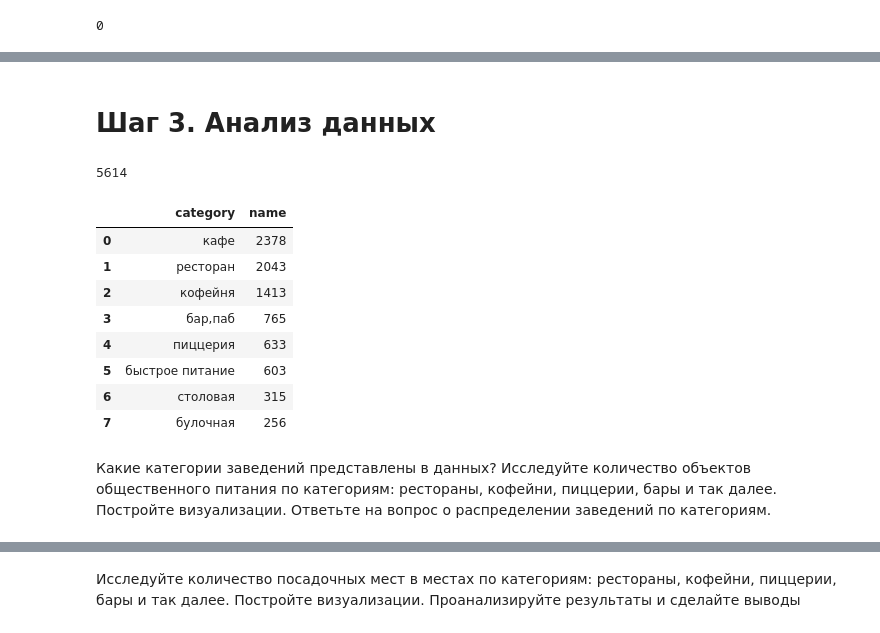
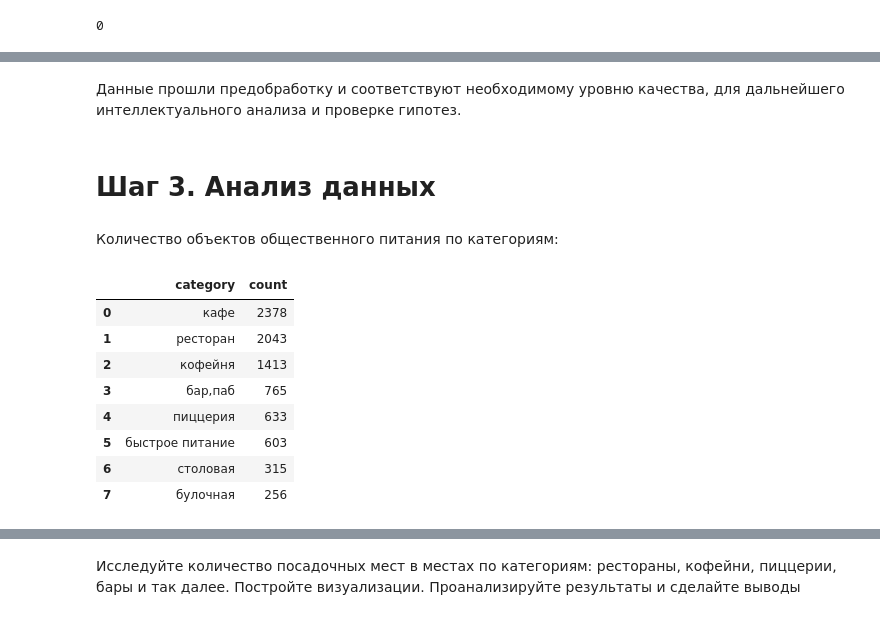
Before and after one commit to akirionenko/research-of-the-public-catering-market-in-Moscow-, a Jupyter notebook: проект_11.ipynb, the cells around one changed output, grey strips where cells are left out. Drawn from its saved outputs; the diff is of its cells as text; code cells hidden in the pictures.

```diff
--- a/проект_11.ipynb
+++ b/проект_11.ipynb
@@ -96 +96,4 @@ data.duplicated().sum()
+# %%
+#функцией split разобьем строки на подсроки по разделителю ','
+data['street']=[x.split(',')[1] for x in data['address'].values]
 # %% [markdown]
@@ -103 +102,4 @@ data.duplicated().sum()
 логическое значение False — в противоположном случае
+# %%
+#contains() присвоит Ttue при наличии слов 'ежедневно, круглосуточно'
+data['is_24_7'] = data['hours'].str.contains('ежедневно, круглосуточно')
@@ -104,14 +116,15 @@ data.duplicated().sum()
+# %% [markdown]
+Данные прошли предобработку и соответствуют необходимому уровню качества, для дальнейшего интеллектуального анализа и проверке гипотез.
 # %% [markdown]
 # Шаг 3. Анализ данных
-# %%
-#уникальных названий
-data['name'].nunique()
-# %% [output]
-5614
+# %% [markdown]
+Количество объектов общественного питания по категориям:
 # %%
-data.groupby('category').agg({'name': 'count'}).sort_values(by='name', ascending=False).reset_index()
+data_ctg = data.groupby('category').agg({'name': 'count'}).sort_values(by='name', ascending=False).reset_index()
+data_ctg.columns = ['category', 'count']
+data_ctg
 # %% [output]
-|  | category | name |
+|  | category | count |
 | 0 | кафе | 2378 |
 | 1 | ресторан | 2043 |
 | 2 | кофейня | 1413 |
@@ -120,5 +133,3 @@ data.groupby('category').agg({'name': 'count'}).sort_values(by='name', ascending
 | 5 | быстрое питание | 603 |
 | 6 | столовая | 315 |
 | 7 | булочная | 256 |
-# %% [markdown]
-Какие категории заведений представлены в данных? Исследуйте количество объектов общественного питания по категориям: рестораны, кофейни, пиццерии, бары и так далее. Постройте визуализации. Ответьте на вопрос о распределении заведений по категориям.
```
Also changed, not shown: parts of 9 cells of this notebook.
